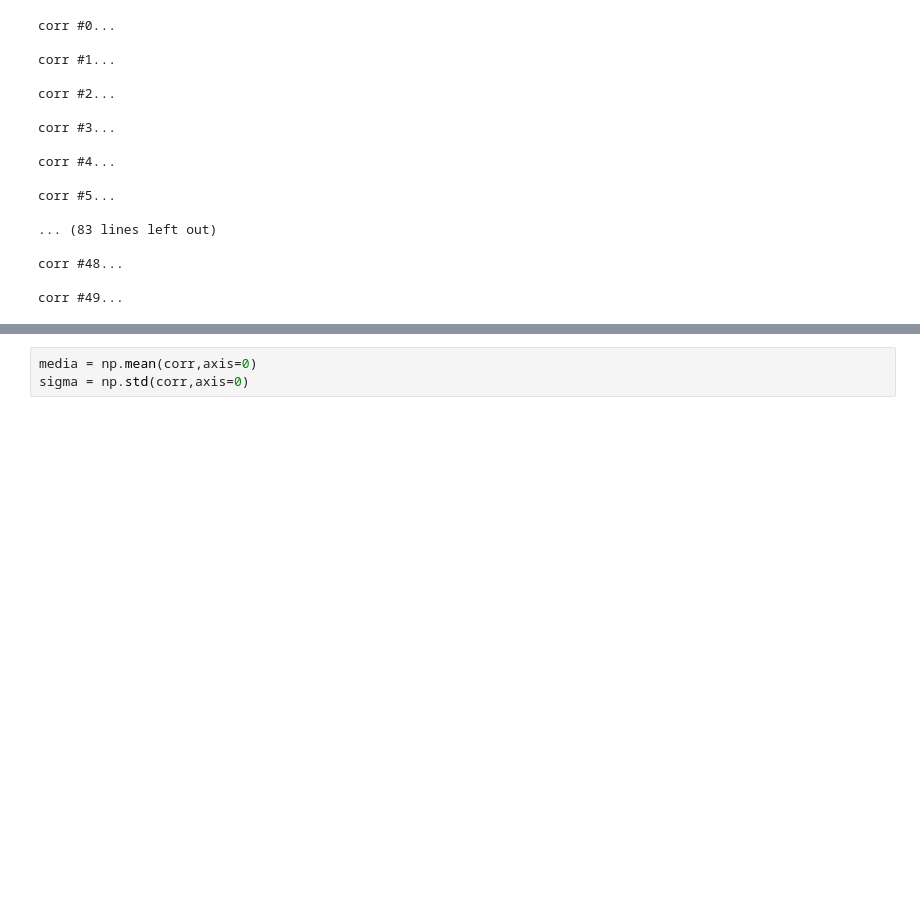
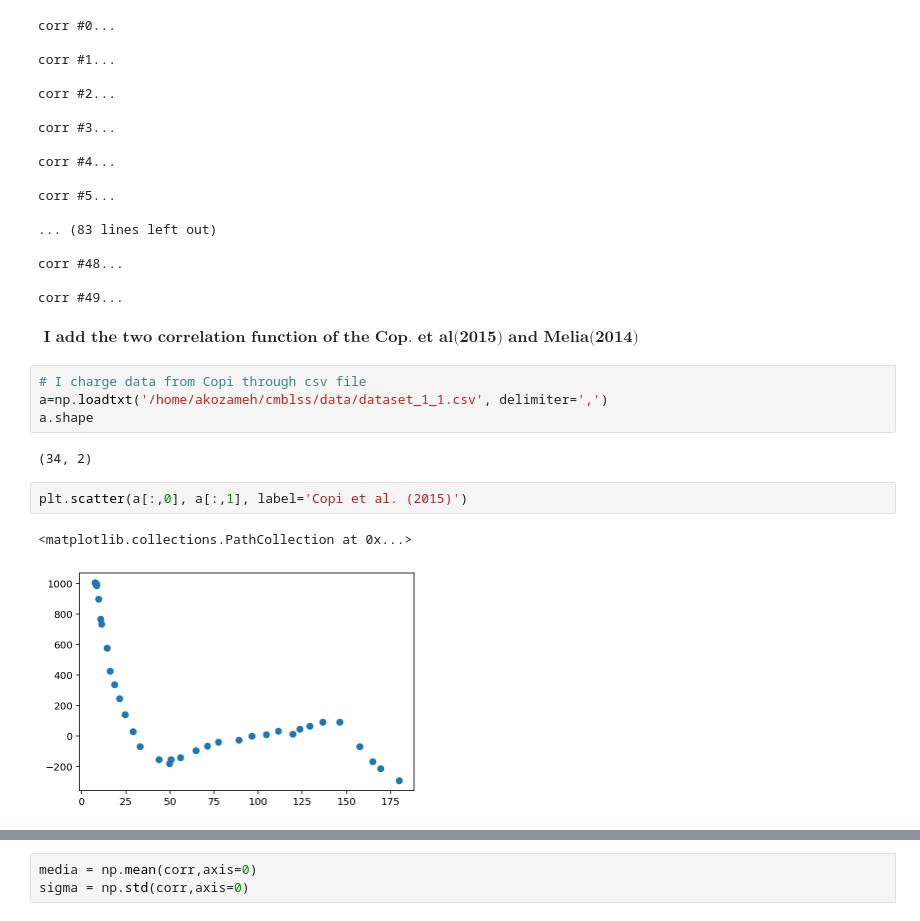
Before and after one commit to Augustocmb/cmblss, a Jupyter notebook: code/cmblss-main/correlation-function.ipynb, the cells around one changed output, grey strips where cells are left out. Drawn from its saved outputs; the diff is of its cells as text; blank space fills up the shorter version.

```diff
--- a/code/cmblss-main/correlation-function.ipynb
+++ b/code/cmblss-main/correlation-function.ipynb
@@ -286,3 +295,16 @@ corr #5...
 corr #48...
 
 corr #49...
+# %% [markdown]
+$\textbf{ I add the two correlation function of the Cop. et al(2015) and Melia(2014) }$
+# %%
+# I charge data from Copi through csv file
+a=np.loadtxt('/home/akozameh/cmblss/data/dataset_1_1.csv', delimiter=',')
+a.shape
+# %% [output]
+(34, 2)
+# %%
+plt.scatter(a[:,0], a[:,1], label='Copi et al. (2015)')
+# %% [output]
+<matplotlib.collections.PathCollection at 0x...>
+[figure, added]
```
Also changed, not shown: parts of 48 cells of this notebook.
